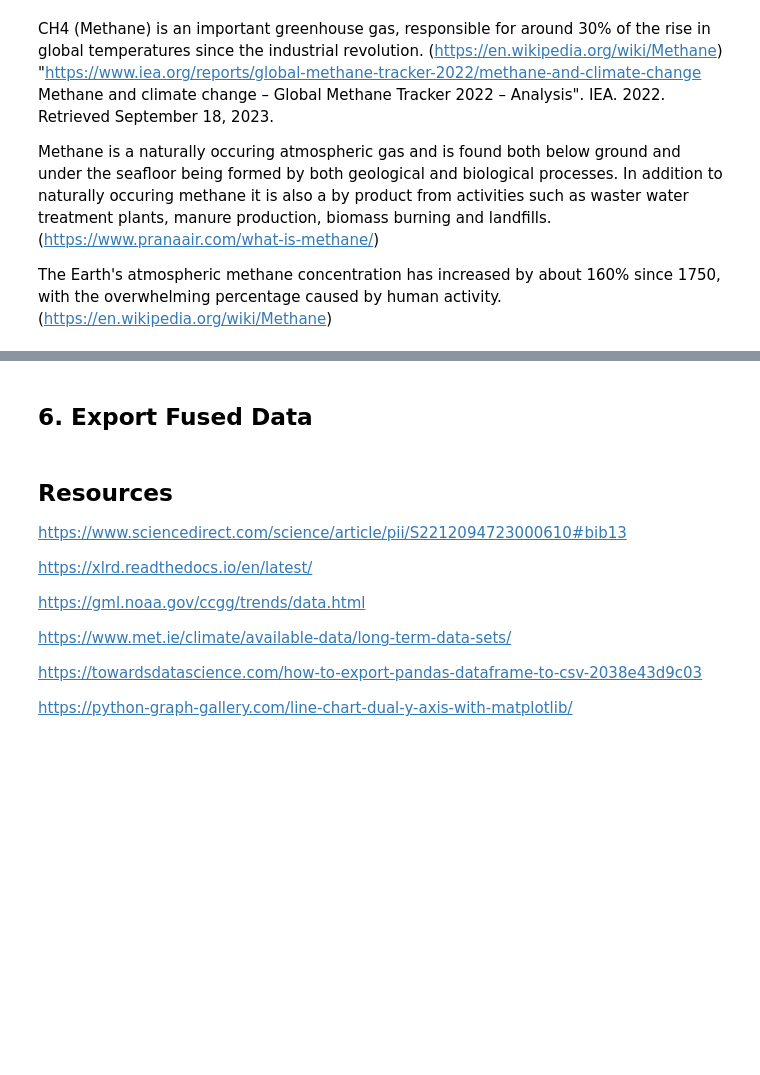
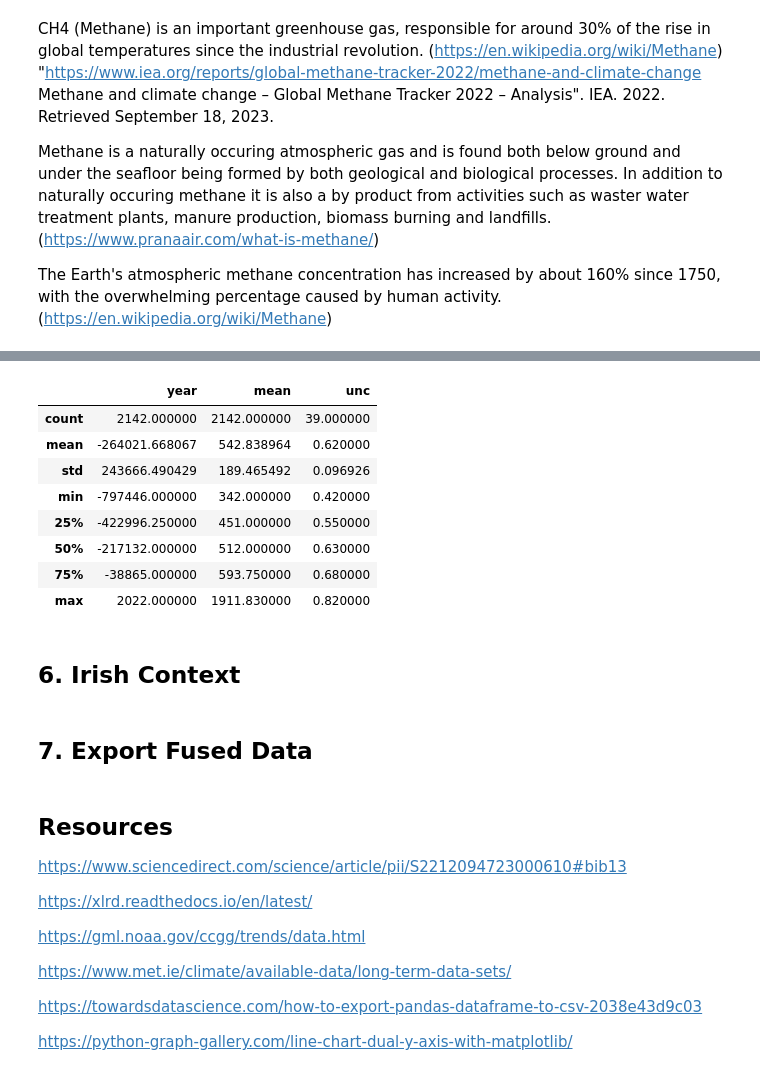
Before and after one commit to lgrealish/PfDA_Project_2, a Jupyter notebook: PfDA_Assignment2.ipynb, the cells around one changed output, grey strips where cells are left out. Saved outputs shown, nothing was run; the diff lists cells and outputs as text; code cells hidden in the pictures; blank space fills up the shorter version.

```diff
--- a/PfDA_Assignment2.ipynb
+++ b/PfDA_Assignment2.ipynb
@@ -211,0 +247,22 @@ ch4_EPICA.describe()
+# %%
+# Read in the CH4 data from NOAA txt file
+# Remove any null values using.dropna() function
+ch4_NOAA = pd.read_csv('data/ch4_NOAA.txt', skiprows=45, sep='\\s+')
+ch4_NOAA = ch4_NOAA.dropna()
+# %%
+# Merging both CH4 datasets
+ch4_relevant_columns = ch4_EPICA[['year', 'mean']]
+
+ch4_merged = pd.concat([ch4_relevant_columns, ch4_NOAA])
+ch4_merged = ch4_merged.sort_values(by='year')
+ch4_merged.describe()
+# %% [output]
+|  | year | mean | unc |
+| count | 2142.000000 | 2142.000000 | 39.000000 |
+| mean | -264021.668067 | 542.838964 | 0.620000 |
+| std | 243666.490429 | 189.465492 | 0.096926 |
+| min | -797446.000000 | 342.000000 | 0.420000 |
+| 25% | -422996.250000 | 451.000000 | 0.550000 |
+| 50% | -217132.000000 | 512.000000 | 0.630000 |
+| 75% | -38865.000000 | 593.750000 | 0.680000 |
+| max | 2022.000000 | 1911.830000 | 0.820000 |
@@ -212,3 +273,5 @@ ch4_EPICA.describe()
+# %% [markdown]
+## 6. Irish Context <a id="irish-context"></a>
 # %% [markdown]
-## 6. Export Fused Data <a id="export-data"></a>
+## 7. Export Fused Data <a id="export-data"></a>
 # %%
```
Also changed, not shown: parts of 15 cells of this notebook, 2 other files.
